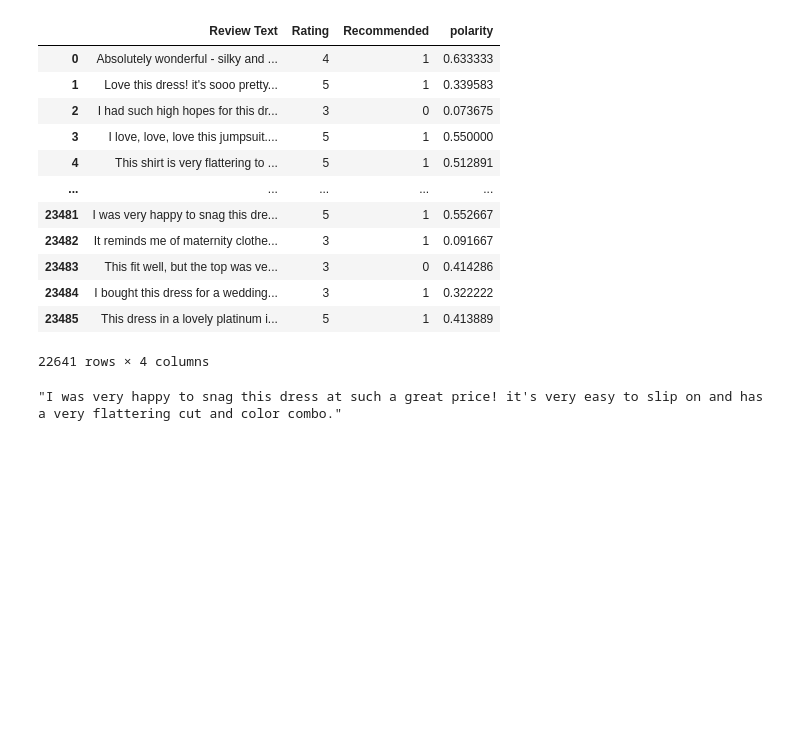
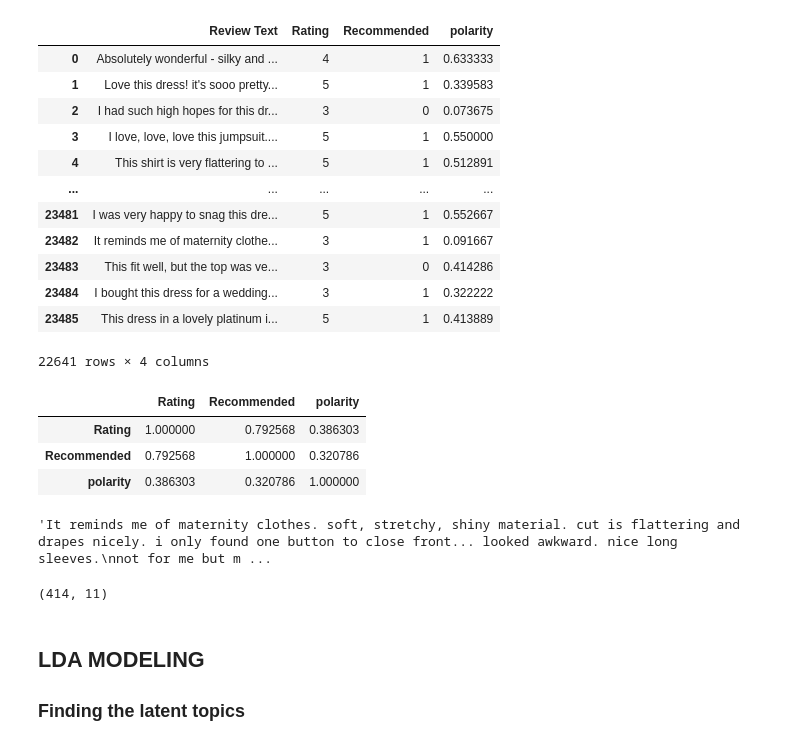
Before and after one commit to baharbiazar/E_Commerce_Reviews_Sentiment_Analysis, a Jupyter notebook: TextBlob.ipynb, the cells around one changed output. Cells and saved outputs as stored; diff of their text form; code cells hidden in the pictures; blank space fills up the shorter version.

```diff
--- a/TextBlob.ipynb
+++ b/TextBlob.ipynb
@@ -66,7 +66,14 @@ df
 | 23484 | I bought this dress for a wedding... | 3 | 1 | 0.322222 |
 | 23485 | This dress in a lovely platinum i... | 5 | 1 | 0.413889 |
 22641 rows × 4 columns
+# %%
+df.corr()
+# %% [output]
+|  | Rating | Recommended | polarity |
+| Rating | 1.000000 | 0.792568 | 0.386303 |
+| Recommended | 0.792568 | 1.000000 | 0.320786 |
+| polarity | 0.386303 | 0.320786 | 1.000000 |
 # %%
-df.loc[23481,'Review Text']
+df.loc[23482,'Review Text']
 # %% [output]
-"I was very happy to snag this dress at such a great price! it's very easy to slip on and has a very flattering cut and color combo."
+'It reminds me of maternity clothes. soft, stretchy, shiny material. cut is flattering and drapes nicely. i only found one button to close front... looked awkward. nice long sleeves.\nnot for me but m ...
@@ -72,0 +82,7 @@ df.loc[23481,'Review Text']
+# %%
+item_868.shape
+# %% [output]
+(414, 11)
+# %% [markdown]
+## LDA MODELING
+### Finding the latent topics
```
Also changed, not shown: parts of 29 cells of this notebook, 2 other files.
